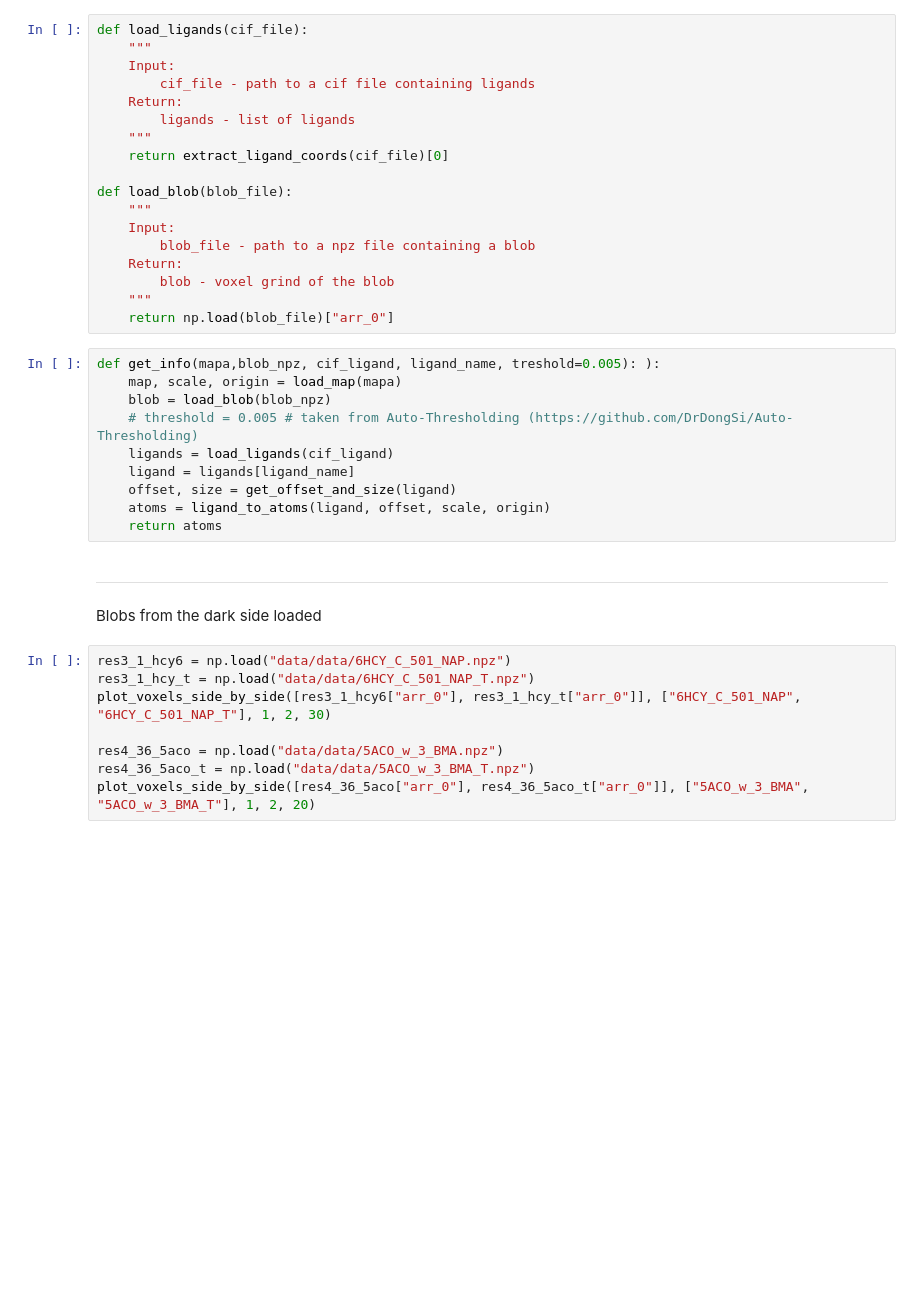
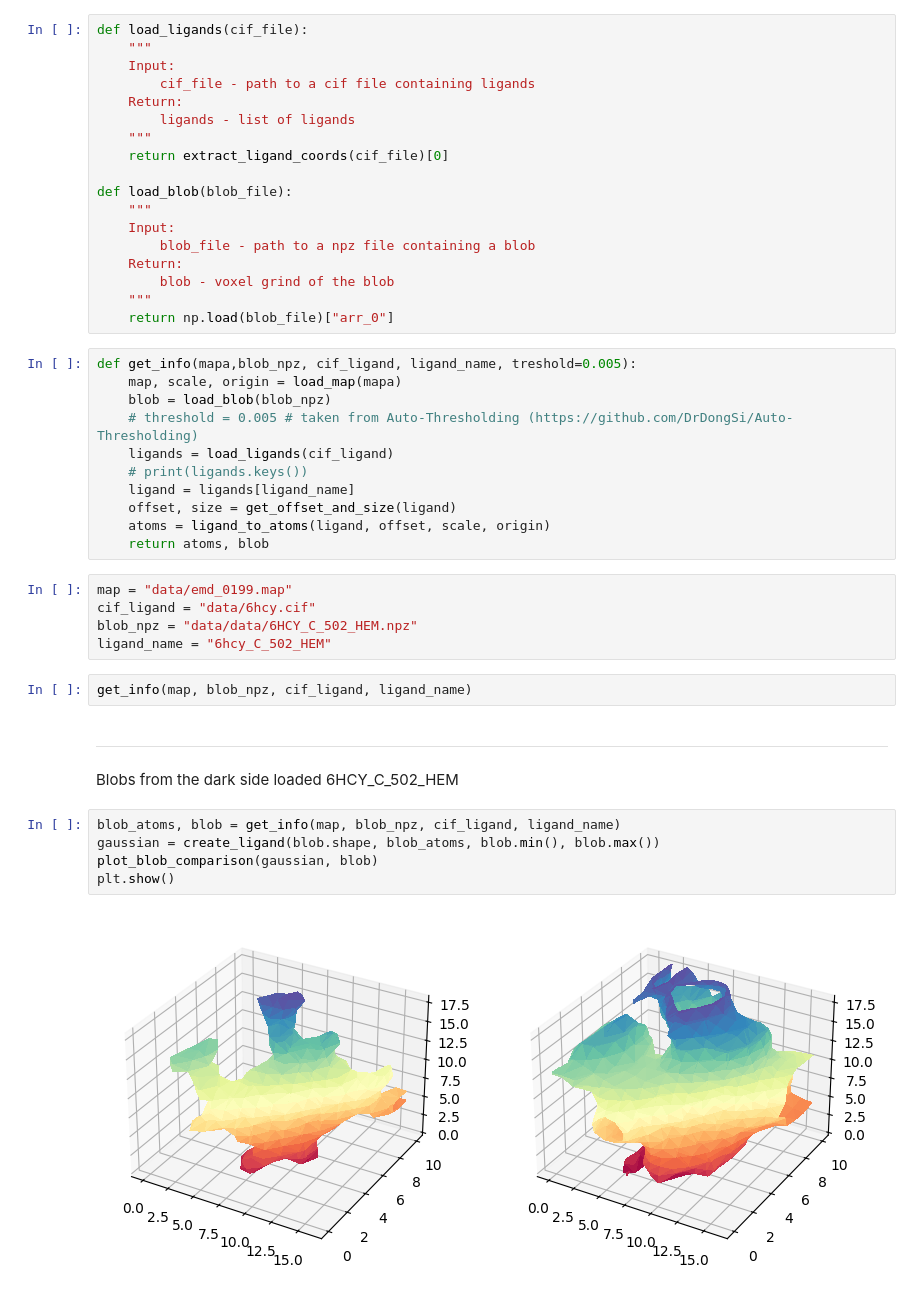
Before and after one commit to mmartyna123/ligand-metrics, a Jupyter notebook: LightSide/metric_darkSideGauss.ipynb, the cells around one changed output. Saved outputs shown, nothing was run; the diff lists cells and outputs as text; blank space fills up the shorter version.

Commit message:
6HCY_502 metrics with gaussian

```diff
--- a/LightSide/metric_darkSideGauss.ipynb
+++ b/LightSide/metric_darkSideGauss.ipynb
@@ -157,24 +161,31 @@ def load_blob(blob_file):
     """
     return np.load(blob_file)["arr_0"]
 # %%
-def get_info(mapa,blob_npz, cif_ligand, ligand_name, treshold=0.005): ):
+def get_info(mapa,blob_npz, cif_ligand, ligand_name, treshold=0.005):
     map, scale, origin = load_map(mapa)
     blob = load_blob(blob_npz)
     # threshold = 0.005 # taken from Auto-Thresholding (https://github.com/DrDongSi/Auto-Thresholding)
     ligands = load_ligands(cif_ligand)
+    # print(ligands.keys())
     ligand = ligands[ligand_name]
     offset, size = get_offset_and_size(ligand)
     atoms = ligand_to_atoms(ligand, offset, scale, origin)
-    return atoms
+    return atoms, blob
+# %%
+map = "data/emd_0199.map"
+cif_ligand = "data/6hcy.cif"
+blob_npz = "data/data/6HCY_C_502_HEM.npz"
+ligand_name = "6hcy_C_502_HEM"
+# %%
+get_info(map, blob_npz, cif_ligand, ligand_name)
 # %% [markdown]
 ----------------
 
-Blobs from the dark side loaded
+Blobs from the dark side loaded 6HCY_C_502_HEM
-# %%
-res3_1_hcy6 = np.load("data/data/6HCY_C_501_NAP.npz")
-res3_1_hcy_t = np.load("data/data/6HCY_C_501_NAP_T.npz")
-plot_voxels_side_by_side([res3_1_hcy6["arr_0"], res3_1_hcy_t["arr_0"]], ["6HCY_C_501_NAP", "6HCY_C_501_NAP_T"], 1, 2, 30)
-
-res4_36_5aco = np.load("data/data/5ACO_w_3_BMA.npz")
-res4_36_5aco_t = np.load("data/data/5ACO_w_3_BMA_T.npz")
-plot_voxels_side_by_side([res4_36_5aco["arr_0"], res4_36_5aco_t["arr_0"]], ["5ACO_w_3_BMA", "5ACO_w_3_BMA_T"], 1, 2, 20)
+# %%
+blob_atoms, blob = get_info(map, blob_npz, cif_ligand, ligand_name)
+gaussian = create_ligand(blob.shape, blob_atoms, blob.min(), blob.max())
+plot_blob_comparison(gaussian, blob)
+plt.show()
+# %% [output]
+[figure, added]
```
Also changed, not shown: parts of 4 cells of this notebook.
